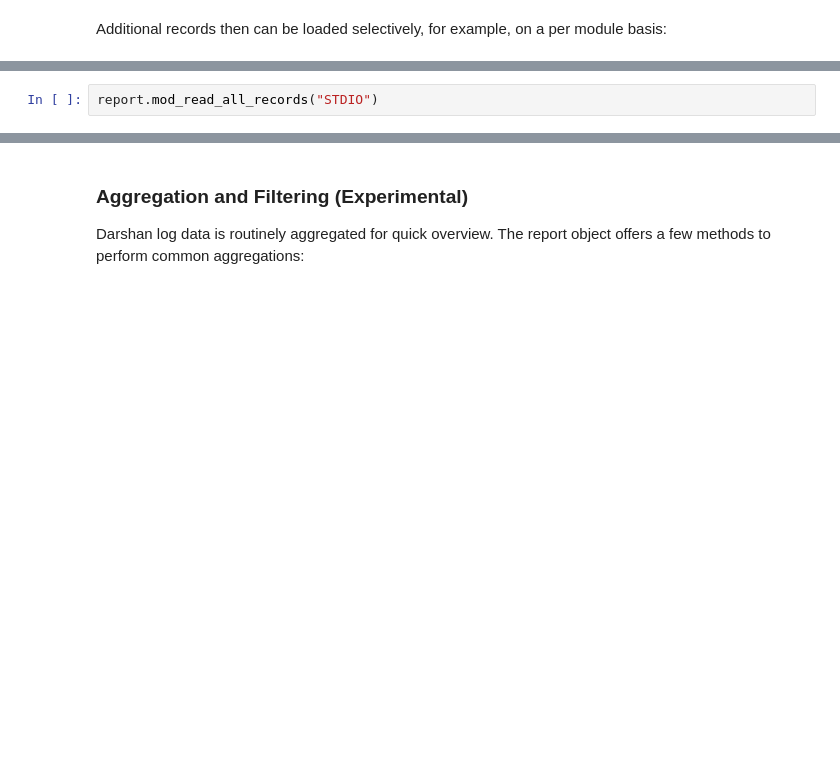
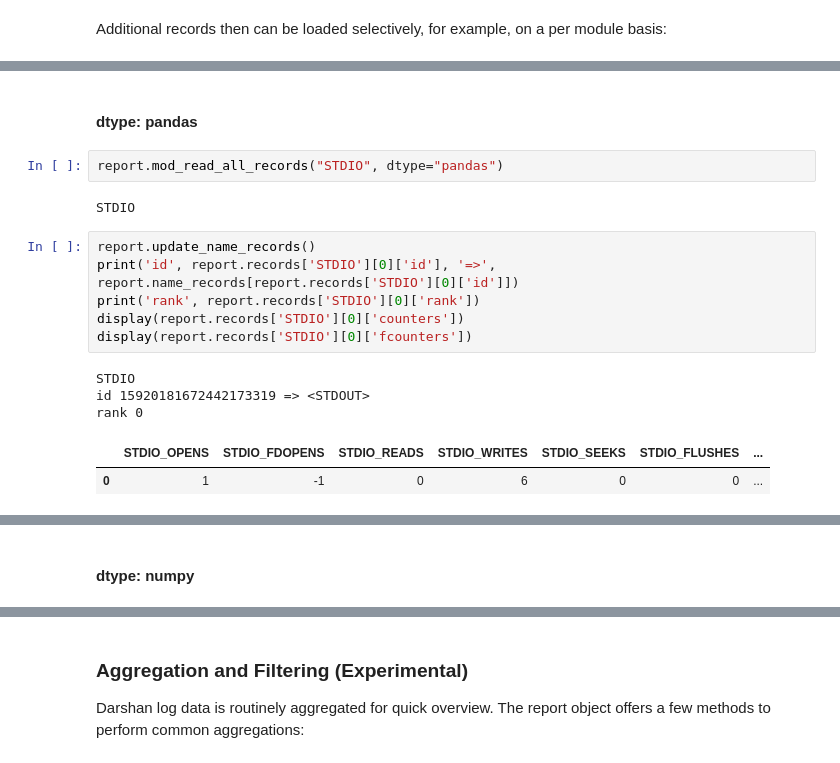
Before and after one commit to darshan-hpc/darshan, a Jupyter notebook: darshan-util/pydarshan/examples/01_darshan-introduction.ipynb, the cells around one changed output, grey strips where cells are left out. Saved outputs shown, nothing was run; the diff lists cells and outputs as text; blank space fills up the shorter version.

Commit message:
Refactor the mode switch to be named dtype, update documentation.

```diff
--- a/darshan-util/pydarshan/examples/01_darshan-introduction.ipynb
+++ b/darshan-util/pydarshan/examples/01_darshan-introduction.ipynb
@@ -89,2 +110,18 @@ Additional records then can be loaded selectively, for example, on a per module
+# %% [markdown]
+#### dtype: pandas
 # %%
-report.mod_read_all_records("STDIO")
+report.mod_read_all_records("STDIO", dtype="pandas")
+# %% [output]
+STDIO
+# %%
+report.update_name_records()
+print('id', report.records['STDIO'][0]['id'], '=>', report.name_records[report.records['STDIO'][0]['id']])
+print('rank', report.records['STDIO'][0]['rank'])
+display(report.records['STDIO'][0]['counters'])
+display(report.records['STDIO'][0]['fcounters'])
+# %% [output]
+STDIO
+id 15920181672442173319 => <STDOUT>
+rank 0
+|  | STDIO_OPENS | STDIO_FDOPENS | STDIO_READS | STDIO_WRITES | STDIO_SEEKS | STDIO_FLUSHES | ... |
+| 0 | 1 | -1 | 0 | 6 | 0 | 0 | ... |
@@ -91 +130,3 @@ report.mod_read_all_records("STDIO")
+# %% [markdown]
+#### dtype: numpy
 # %%
```
Also changed, not shown: parts of 19 cells of this notebook, 3 other files.
